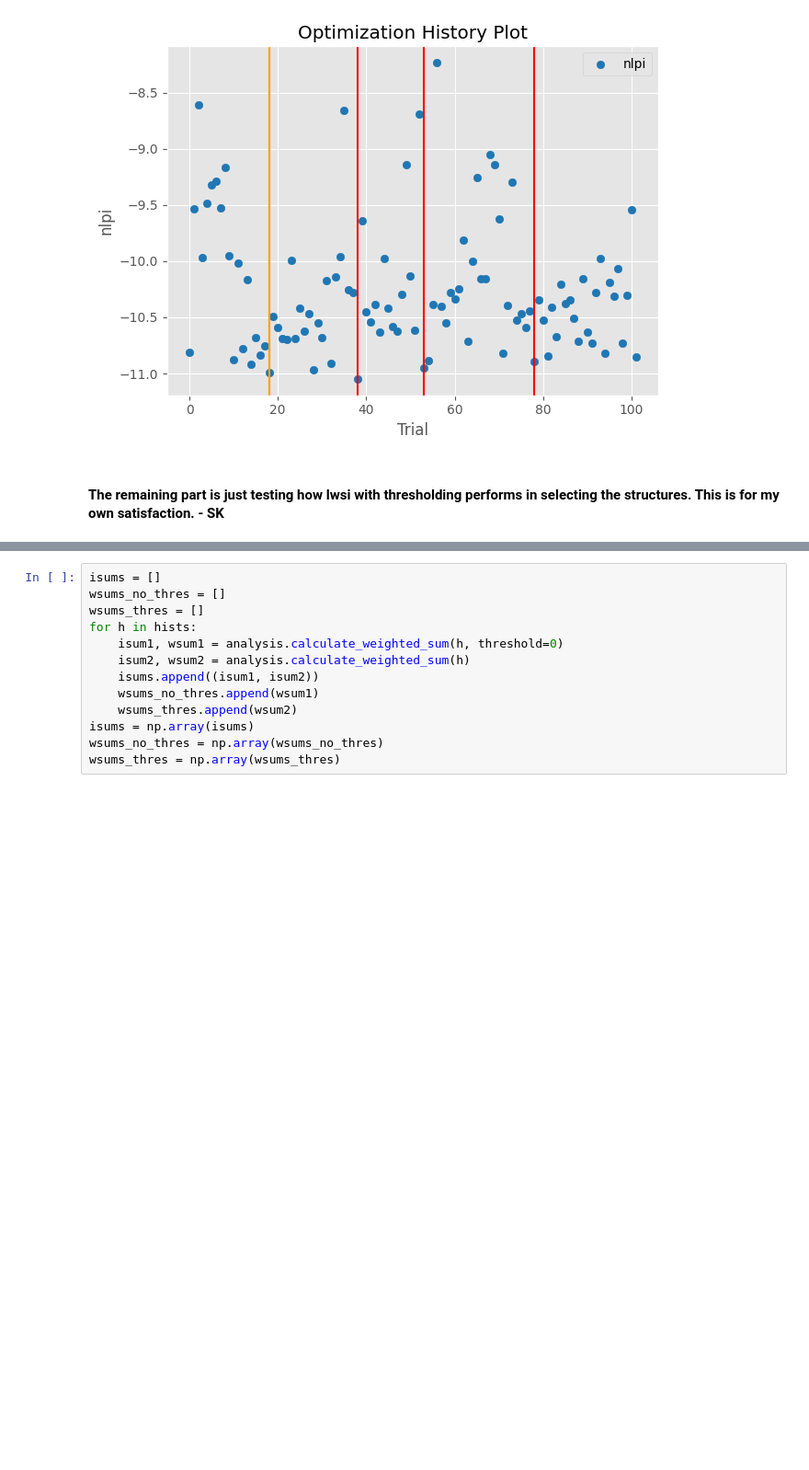
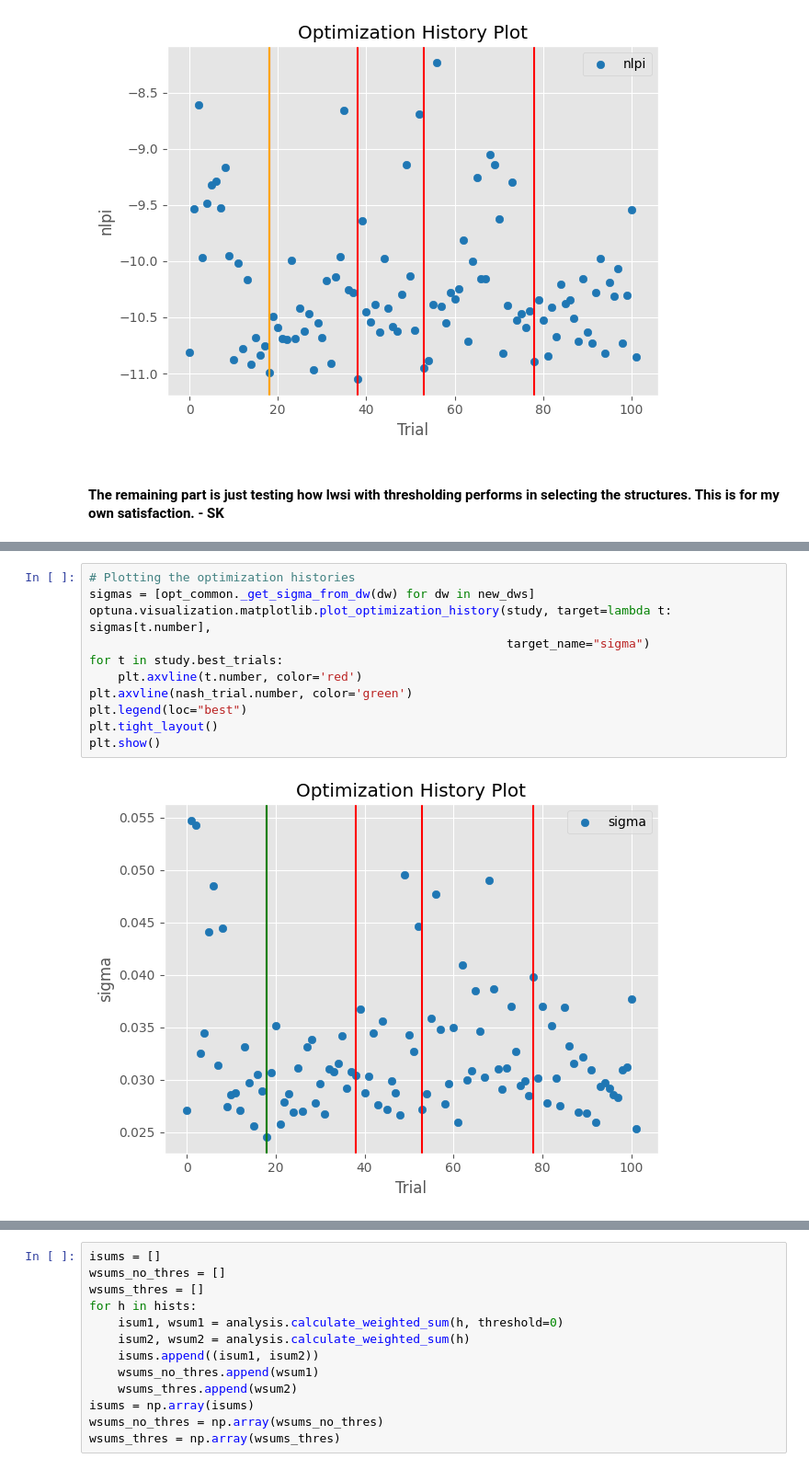
Before and after one commit to AI-ML-at-APS/AI-ML_Control_System, a Jupyter notebook: work_directory/28-ID/jupyter/analysis_experiment/peak_fwhm_nlpi_all_motors_beam.ipynb, the cells around one changed output, grey strips where cells are left out. Shown at 92% size. Drawn from its saved outputs; the diff is of its cells as text; blank space fills up the shorter version.

```diff
--- a/work_directory/28-ID/jupyter/analysis_experiment/peak_fwhm_nlpi_all_motors_beam.ipynb
+++ b/work_directory/28-ID/jupyter/analysis_experiment/peak_fwhm_nlpi_all_motors_beam.ipynb
@@ -225,0 +239,13 @@ plt.show()
+# %%
+# Plotting the optimization histories
+sigmas = [opt_common._get_sigma_from_dw(dw) for dw in new_dws]
+optuna.visualization.matplotlib.plot_optimization_history(study, target=lambda t: sigmas[t.number],
+                                                          target_name="sigma")
+for t in study.best_trials:
+    plt.axvline(t.number, color='red')
+plt.axvline(nash_trial.number, color='green')
+plt.legend(loc="best")
+plt.tight_layout()
+plt.show()
+# %% [output]
+[figure, added]
```
Also changed, not shown: parts of 27 cells of this notebook, 17 other files.
